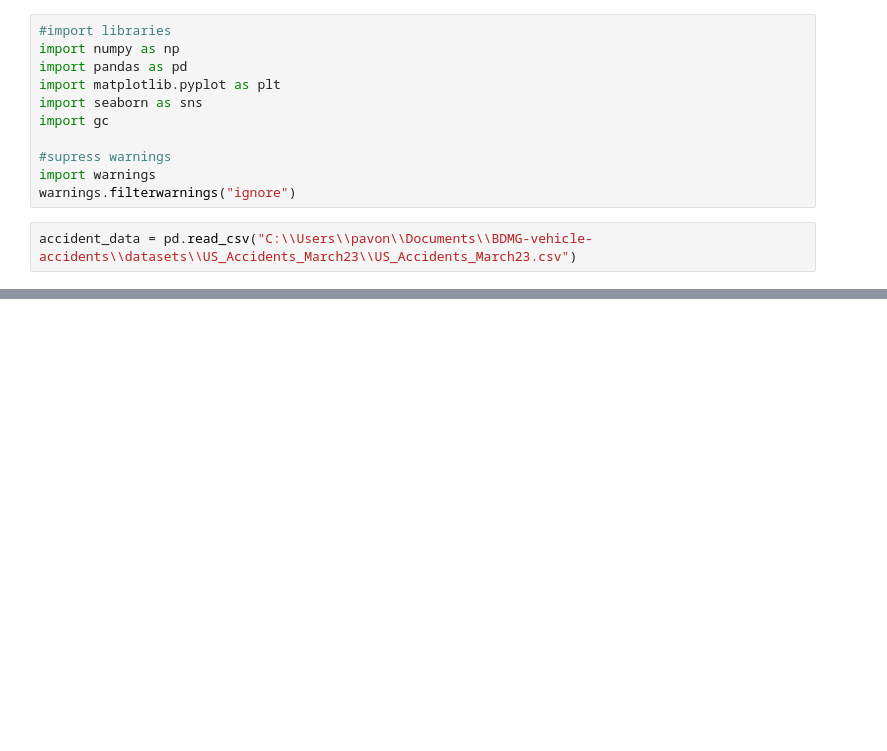
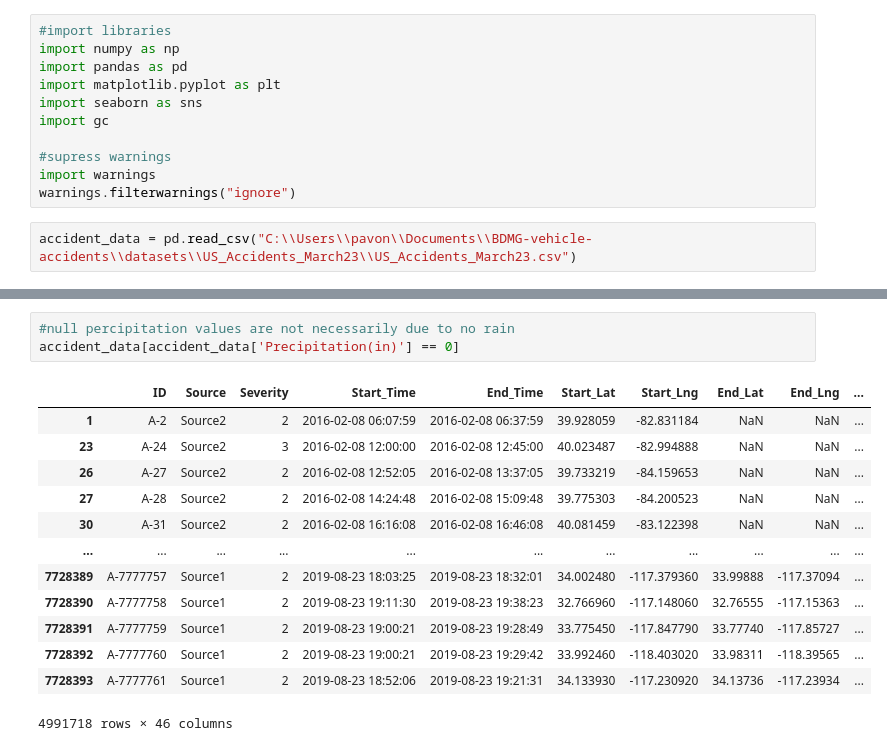
Before and after one commit to cosimop2000/BDMG-vehicle-accidents, a Jupyter notebook: workflows/vehicle-accident-pandas.ipynb, the cells around one changed output, grey strips where cells are left out. Cells and saved outputs as stored; diff of their text form; blank space fills up the shorter version.

```diff
--- a/workflows/vehicle-accident-pandas.ipynb
+++ b/workflows/vehicle-accident-pandas.ipynb
@@ -56,0 +128,17 @@ Astronomical_Twilight: 23246 (0.30078694228063424%)
+# %%
+#null percipitation values are not necessarily due to no rain
+accident_data[accident_data['Precipitation(in)'] == 0]
+# %% [output]
+|  | ID | Source | Severity | Start_Time | End_Time | Start_Lat | Start_Lng | End_Lat | End_Lng | ... |
+| 1 | A-2 | Source2 | 2 | 2016-02-08 06:07:59 | 2016-02-08 06:37:59 | 39.928059 | -82.831184 | NaN | NaN | ... |
+| 23 | A-24 | Source2 | 3 | 2016-02-08 12:00:00 | 2016-02-08 12:45:00 | 40.023487 | -82.994888 | NaN | NaN | ... |
+| 26 | A-27 | Source2 | 2 | 2016-02-08 12:52:05 | 2016-02-08 13:37:05 | 39.733219 | -84.159653 | NaN | NaN | ... |
+| 27 | A-28 | Source2 | 2 | 2016-02-08 14:24:48 | 2016-02-08 15:09:48 | 39.775303 | -84.200523 | NaN | NaN | ... |
+| 30 | A-31 | Source2 | 2 | 2016-02-08 16:16:08 | 2016-02-08 16:46:08 | 40.081459 | -83.122398 | NaN | NaN | ... |
+| ... | ... | ... | ... | ... | ... | ... | ... | ... | ... | ... |
+| 7728389 | A-7777757 | Source1 | 2 | 2019-08-23 18:03:25 | 2019-08-23 18:32:01 | 34.002480 | -117.379360 | 33.99888 | -117.37094 | ... |
+| 7728390 | A-7777758 | Source1 | 2 | 2019-08-23 19:11:30 | 2019-08-23 19:38:23 | 32.766960 | -117.148060 | 32.76555 | -117.15363 | ... |
+| 7728391 | A-7777759 | Source1 | 2 | 2019-08-23 19:00:21 | 2019-08-23 19:28:49 | 33.775450 | -117.847790 | 33.77740 | -117.85727 | ... |
+| 7728392 | A-7777760 | Source1 | 2 | 2019-08-23 19:00:21 | 2019-08-23 19:29:42 | 33.992460 | -118.403020 | 33.98311 | -118.39565 | ... |
+| 7728393 | A-7777761 | Source1 | 2 | 2019-08-23 18:52:06 | 2019-08-23 19:21:31 | 34.133930 | -117.230920 | 34.13736 | -117.23934 | ... |
+4991718 rows × 46 columns
```
Also changed, not shown: parts of 62 cells of this notebook.
